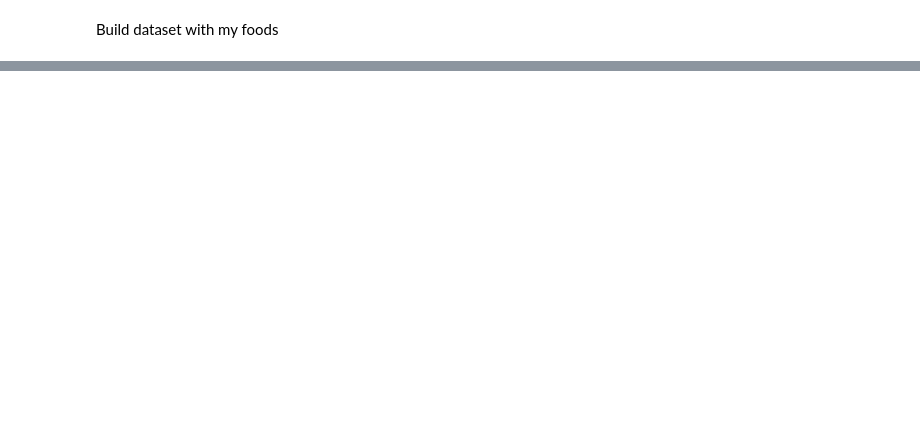
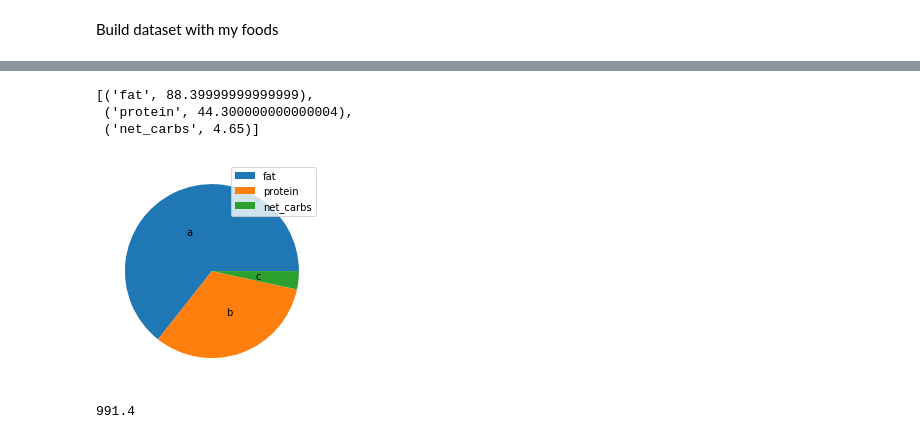
Before and after one commit to fabiangunzinger/learning, a Jupyter notebook: food-data/foods.ipynb, the cells around one changed output, grey strips where cells are left out. Drawn from its saved outputs; the diff is of its cells as text; code cells hidden in the pictures; blank space fills up the shorter version.

```diff
--- a/food-data/foods.ipynb
+++ b/food-data/foods.ipynb
@@ -211,0 +159,17 @@ make_doughnut(nuts)
+# %%
+data = lunch_nuts[1:]
+
+wedge, _ = plt.pie(data, labels=['a', 'b', 'c'], labeldistance=.5)
+plt.legend(wedge, data.index);
+
+[a for a in data.iteritems()]
+# %% [output]
+[('fat', 88.39999999999999),
+ ('protein', 44.300000000000004),
+ ('net_carbs', 4.65)]
+[figure, added]
+# %%
+n = lunch_nuts
+n['fat'] * 9 + n['protein']*4 + n['net_carbs'] * 4
+# %% [output]
+991.4
```
Also changed, not shown: parts of 10 cells of this notebook, 3 other files.
